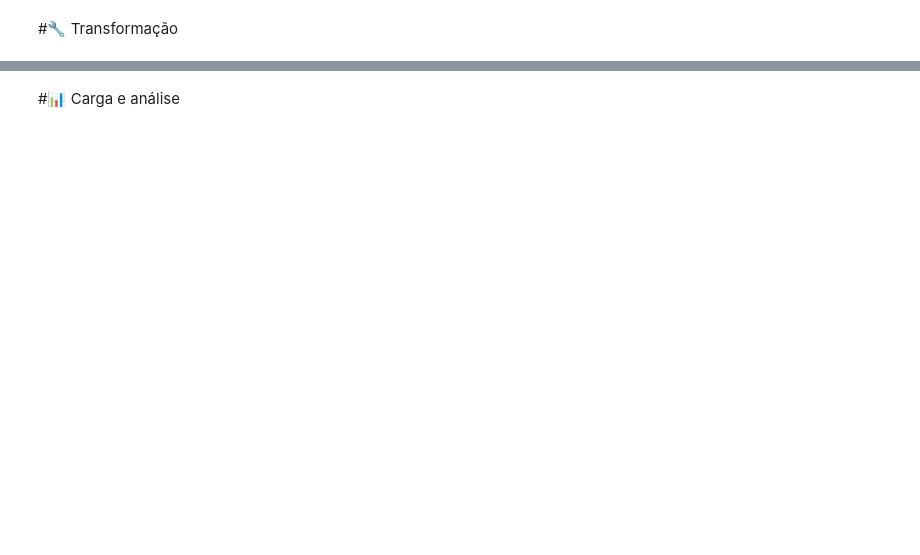
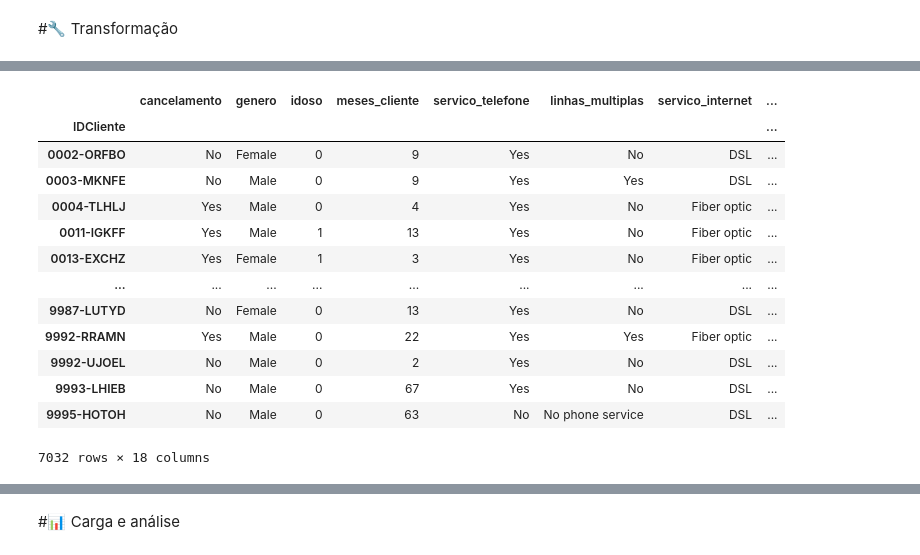
Before and after one commit to Roger-Eloi/Challenge-TelecomX, a Jupyter notebook: TelecomX_BR.ipynb, the cells around one changed output, grey strips where cells are left out. Cells and saved outputs as stored; diff of their text form; code cells hidden in the pictures; blank space fills up the shorter version.

```diff
--- a/TelecomX_BR.ipynb
+++ b/TelecomX_BR.ipynb
@@ -26,0 +128,2 @@ dados
+# %%
+dados.fillna("*", inplace=True)
@@ -26,0 +132,10 @@ dados
+# %%
+colunas = [coluna for coluna in dados.columns]
+# %%
+for coluna in colunas:
+  dados[coluna] = dados[coluna].replace(' ', '*').replace('', '*')
+
+  linhas_a_remover = dados.query(f'{coluna} == "*"').index
+  dados.drop(linhas_a_remover, axis=0, inplace=True)
+
+dados.info()
@@ -26,0 +162,2 @@ dados
+# %%
+dados['valor_total'] = dados['valor_total'].astype(np.float64)
@@ -26,0 +209,18 @@ dados
+# %%
+dados['Contas_Diarias'] = dados['valor_mensal'] / 30
+dados
+# %% [output]
+|  | cancelamento | genero | idoso | meses_cliente | servico_telefone | linhas_multiplas | servico_internet | ... |
+| IDCliente |  |  |  |  |  |  |  | ... |
+| 0002-ORFBO | No | Female | 0 | 9 | Yes | No | DSL | ... |
+| 0003-MKNFE | No | Male | 0 | 9 | Yes | Yes | DSL | ... |
+| 0004-TLHLJ | Yes | Male | 0 | 4 | Yes | No | Fiber optic | ... |
+| 0011-IGKFF | Yes | Male | 1 | 13 | Yes | No | Fiber optic | ... |
+| 0013-EXCHZ | Yes | Female | 1 | 3 | Yes | No | Fiber optic | ... |
+| ... | ... | ... | ... | ... | ... | ... | ... | ... |
+| 9987-LUTYD | No | Female | 0 | 13 | Yes | No | DSL | ... |
+| 9992-RRAMN | Yes | Male | 0 | 22 | Yes | Yes | Fiber optic | ... |
+| 9992-UJOEL | No | Male | 0 | 2 | Yes | No | DSL | ... |
+| 9993-LHIEB | No | Male | 0 | 67 | Yes | No | DSL | ... |
+| 9995-HOTOH | No | Male | 0 | 63 | No | No phone service | DSL | ... |
+7032 rows × 18 columns
```
Also changed, not shown: parts of 21 cells of this notebook.
